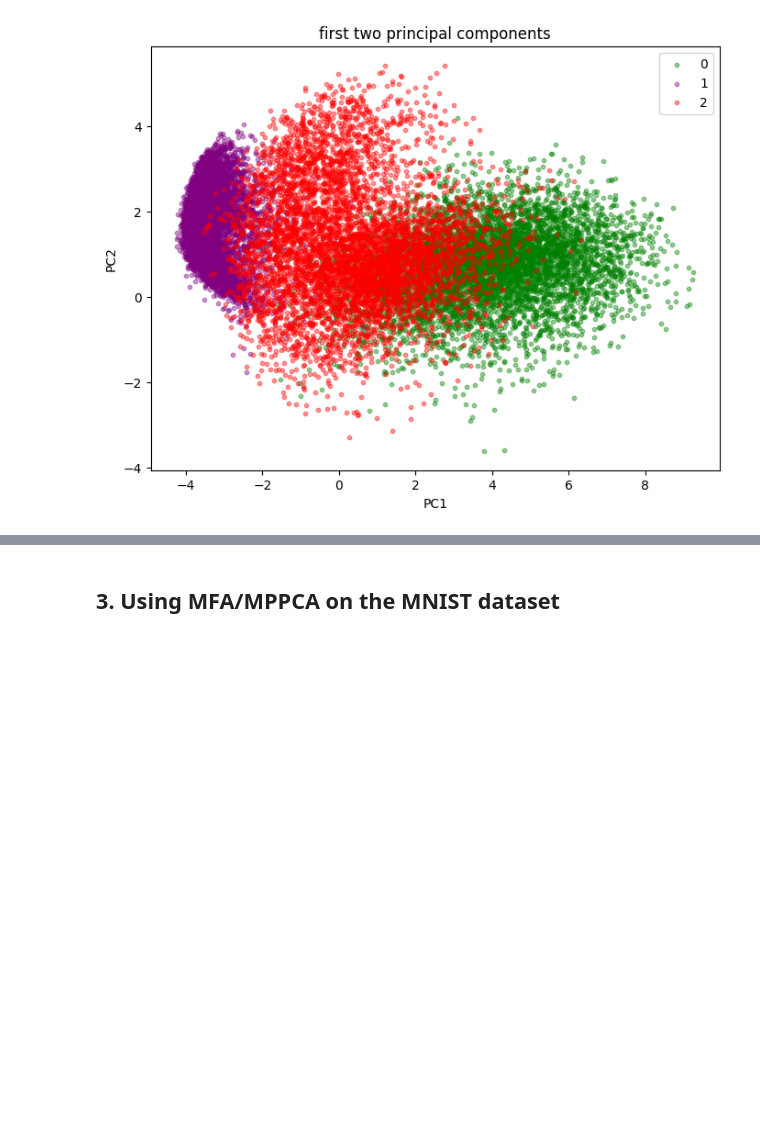
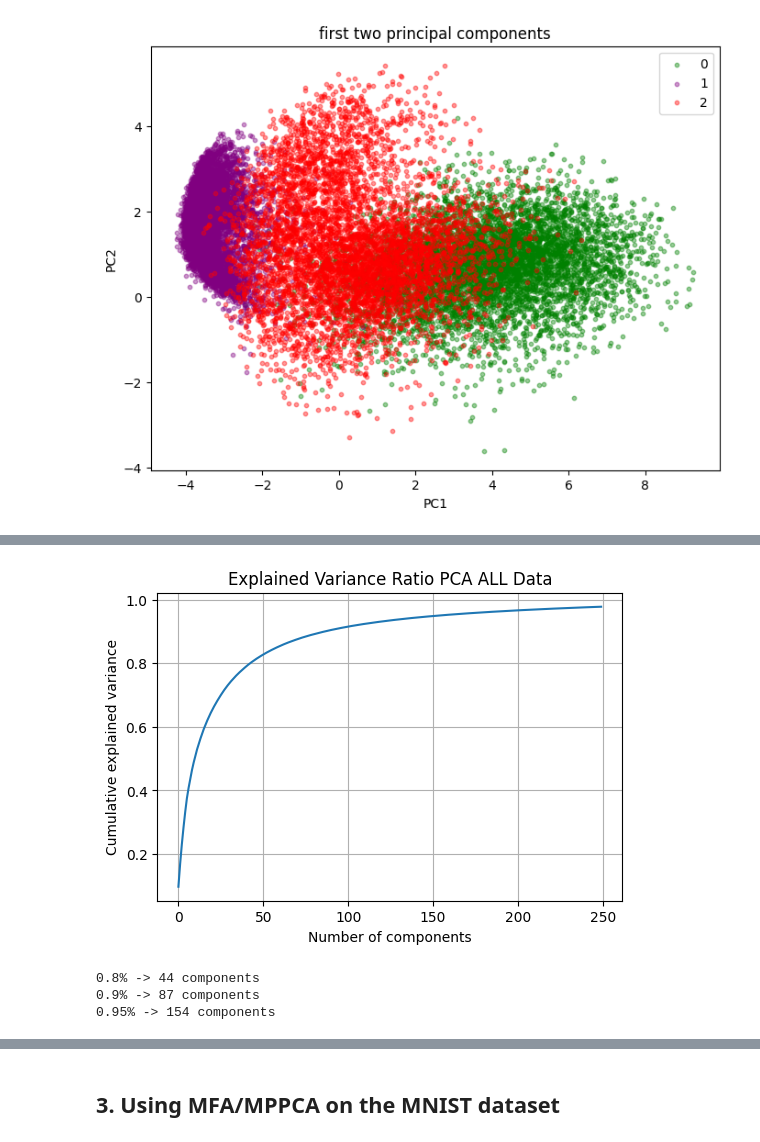
Before and after one commit to HendrikHigl/ma-cs-apml, a Jupyter notebook: pPCA_MNIST_project/ppca_image_reconstruction_project_final.ipynb, the cells around one changed output, grey strips where cells are left out. Drawn from its saved outputs; the diff is of its cells as text; code cells hidden in the pictures; blank space fills up the shorter version.

```diff
--- a/pPCA_MNIST_project/ppca_image_reconstruction_project_final.ipynb
+++ b/pPCA_MNIST_project/ppca_image_reconstruction_project_final.ipynb
@@ -347,0 +359,23 @@ plt.show()
+# %%
+explained_variance_ratio = np.cumsum(pca_all.explained_variance_ratio_)
+
+plt.figure(figsize=(6,4))
+plt.plot(explained_variance_ratio)
+plt.xlabel("Number of components")
+plt.ylabel("Cumulative explained variance")
+plt.title("Explained Variance Ratio PCA ALL Data")
+plt.grid()
+plt.show()
+
+thres08_n_components = np.argmax(explained_variance_ratio >= 0.8) + 1
+thres09_n_components = np.argmax(explained_variance_ratio >= 0.9) + 1
+thres095_n_components = np.argmax(explained_variance_ratio >= 0.95) + 1
+
+print(f"0.8% -> {thres08_n_components} components ")
+print(f"0.9% -> {thres09_n_components} components ")
+print(f"0.95% -> {thres095_n_components} components ")
+# %% [output]
+[figure, added]
+0.8% -> 44 components
+0.9% -> 87 components
+0.95% -> 154 components
```
Also changed, not shown: parts of 5 cells of this notebook.
